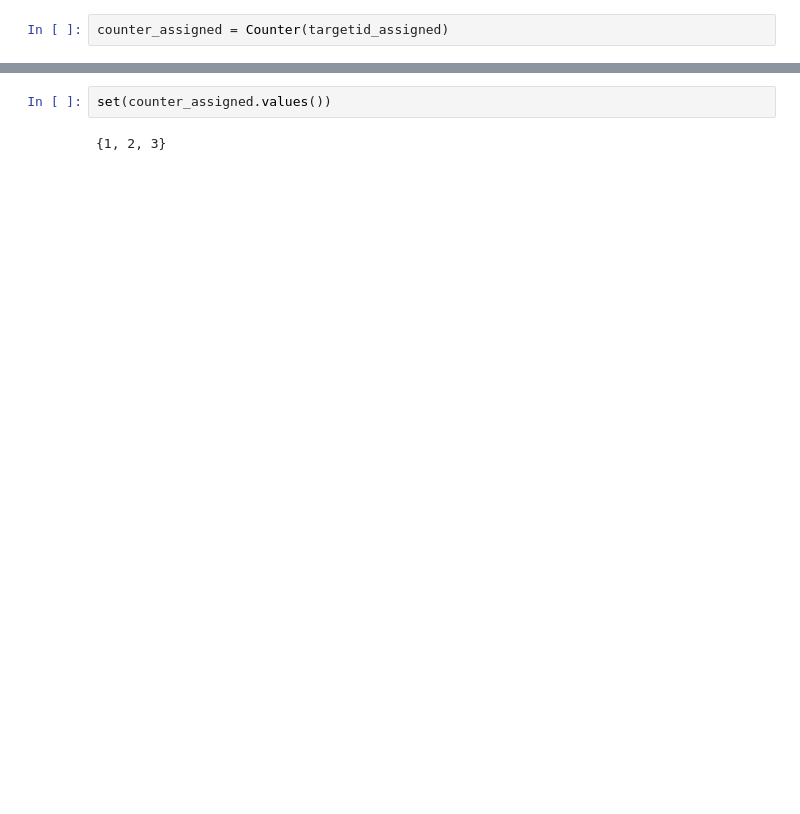
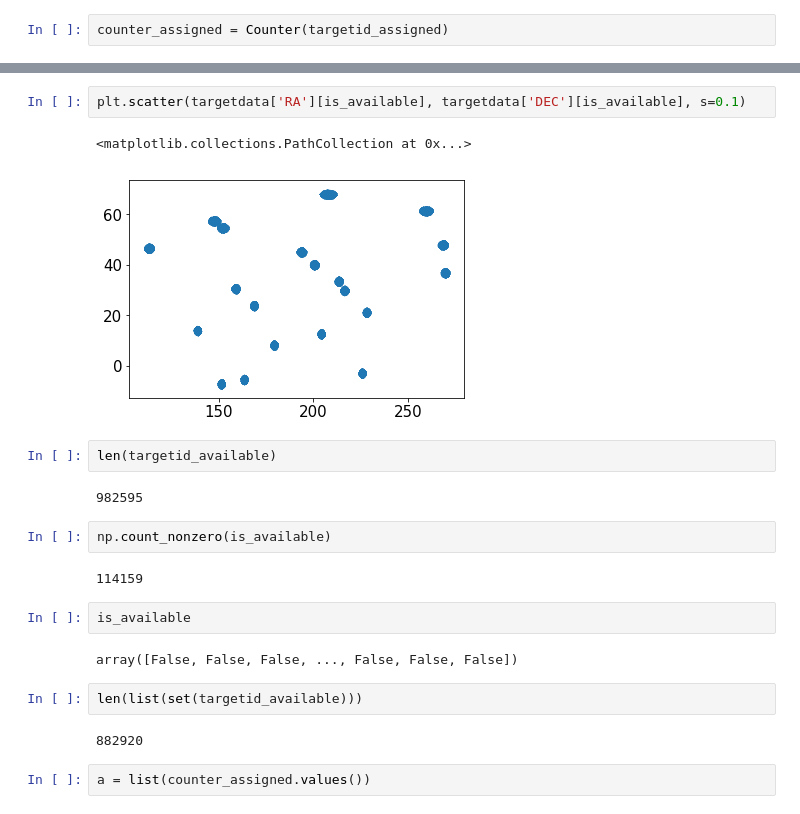
Before and after one commit to forero/SandboxDESI, a Jupyter notebook: DR8/join_results_DR8.ipynb, the cells around one changed output, grey strips where cells are left out. Cells and saved outputs as stored; diff of their text form; blank space fills up the shorter version.

```diff
--- a/DR8/join_results_DR8.ipynb
+++ b/DR8/join_results_DR8.ipynb
@@ -48,4 +72,23 @@ counter_assigned = Counter(targetid_assigned)
+# %%
+plt.scatter(targetdata['RA'][is_available], targetdata['DEC'][is_available], s=0.1)
+# %% [output]
+<matplotlib.collections.PathCollection at 0x...>
+[figure, added]
+# %%
+len(targetid_available)
+# %% [output]
+982595
+# %%
+np.count_nonzero(is_available)
+# %% [output]
+114159
+# %%
+is_available
+# %% [output]
+array([False, False, False, ..., False, False, False])
+# %%
+len(list(set(targetid_available)))
+# %% [output]
+882920
 # %%
-set(counter_assigned.values())
+a = list(counter_assigned.values())
-# %% [output]
-{1, 2, 3}
```
Also changed, not shown: parts of 12 cells of this notebook.
